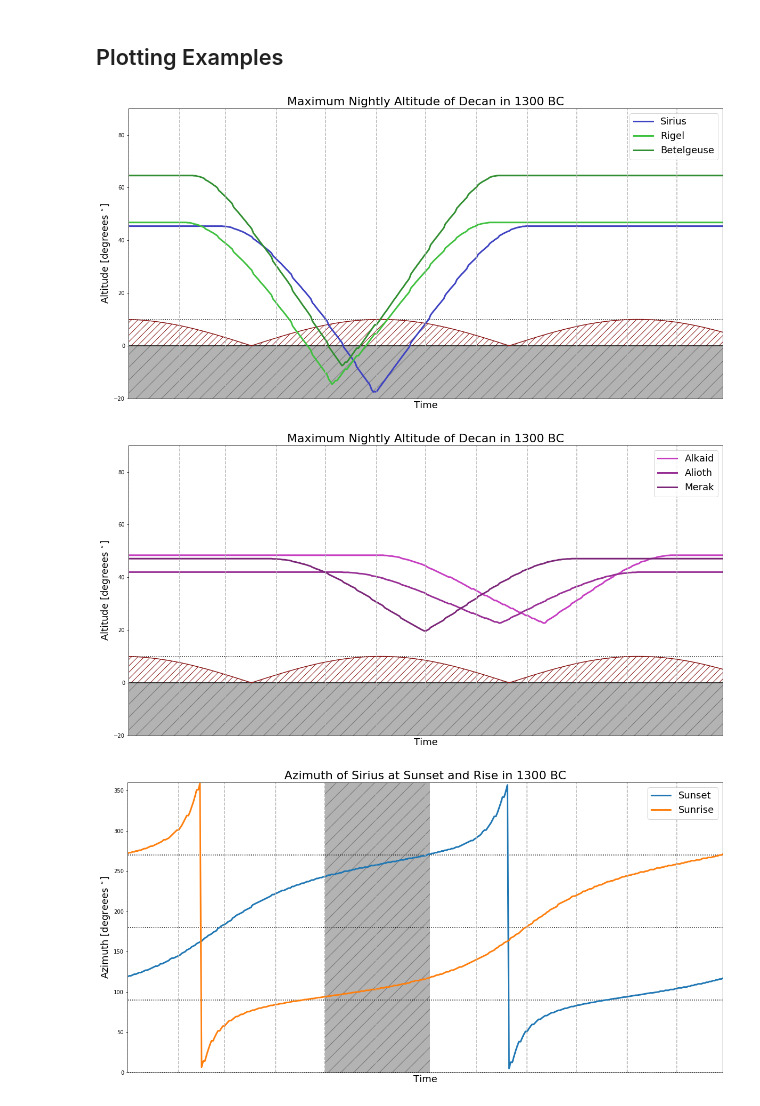
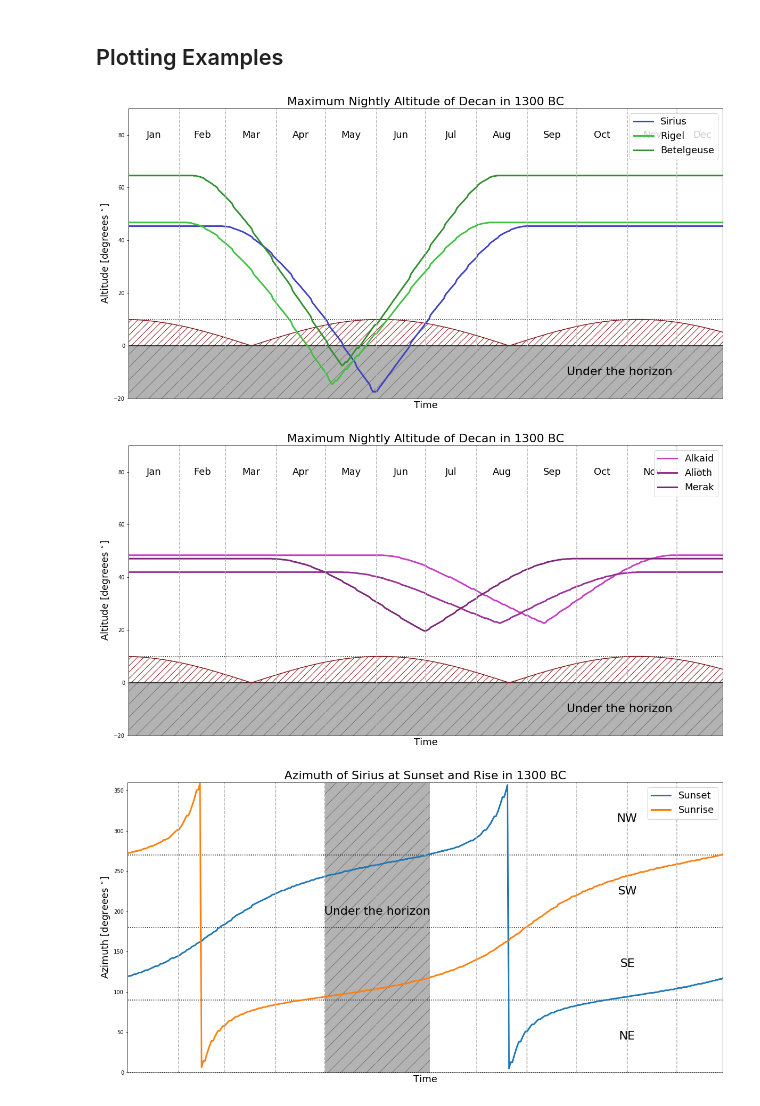
Before and after one commit to lunazagor/decanOpy, a Jupyter notebook: decanPlotting.ipynb, the cells around one changed output. Cells and saved outputs as stored; diff of their text form; code cells hidden in the pictures.

Commit message:
fix shaded regions

```diff
--- a/decanPlotting.ipynb
+++ b/decanPlotting.ipynb
@@ -208,35 +208,48 @@ y1 = np.abs(10 * np.sin(0.02 * xdays + 29.9))
 # this makes the "mountain" effect
 plt.plot(xdays, y1, color="#891515")
 plt.fill_between(xdays, 0, y1,  facecolor="none", hatch="//", edgecolor="#891515", linewidth=0.0)
 plt.fill_between(xdays, -30, 0, facecolor="0.7", hatch="/", edgecolor="0.45", linewidth=0.0)
 
 plt.plot(xdays, SirMaxAlt,  linewidth=3.0, color = '#3F43C1', label = 'Sirius')
 
 plt.plot(xdays, RigMaxAlt,  linewidth=3.0, color = '#3FC13F', label = 'Rigel')
 plt.plot(xdays, BetMaxAlt,  linewidth=3.0, color = '#318F31', label = 'Betelgeuse')
 
 # month lines
-xcoords = np.cumsum([1, 31, 28, 31, 30, 31, 30, 31, 31, 30, 31, 30, 31]) # vertical month lines
+mnth = [1, 31, 28, 31, 30, 31, 30, 31, 31, 30, 31, 30, 31]
+mnth_names = ["Jan", "Feb", "Mar", "Apr", "May", "Jun",
+              "Jul", "Aug", "Sep", "Oct", "Nov", "Dec"]
+xcoords = np.cumsum(mnth) # vertical month lines
 for xc in xcoords:
     plt.axvline(x=xc, linestyle = '--', color='0.7' )
+
+# month labels
+
+for i in range(0, 12):
+    plt.text(xcoords[i + 1] - mnth[i+1]/2, 80, mnth_names[i], fontsize=18, horizontalalignment='center', verticalalignment='center')
+
+# label shaded areas
+
+plt.text(300, -10, "Under the horizon", fontsize = '22',horizontalalignment='center', verticalalignment='center')
+
 # no x-label
 plt.tick_params(
     axis='x',          # changes apply to the x-axis
     which='both',      # both major and minor ticks are affected
     bottom=False,      # ticks along the bottom edge are off
     top=False,         # ticks along the top edge are off
     labelbottom=False) # labels along the bottom edge are off
 
 # niceties
 plt.title('Maximum Nightly Altitude of Decan in 1300 BC', fontsize=22)
 plt.ylabel(r'Altitude [degreees $^{\circ}$]', fontsize=18)
 plt.xlabel('Time', fontsize=18)
 plt.xlim(1, 363)
 plt.ylim(-20, 90)
 plt.legend(fontsize = 18)
 plt.show()
 # %% [output]
-[figure, old version]
+[figure, new version]
 # %%
 plt.figure(figsize=(20,10))
 
@@ -257,9 +270,23 @@ plt.plot(xdays, AliMaxAlt,  linewidth=3.0, color = '#982F95',  label = 'Alioth')
 plt.plot(xdays, MerMaxAlt,  linewidth=3.0, color = '#7B2678',  label = 'Merak')
 
 # month lines
-xcoords = np.cumsum([1, 31, 28, 31, 30, 31, 30, 31, 31, 30, 31, 30, 31]) # vertical month lines
+mnth = [1, 31, 28, 31, 30, 31, 30, 31, 31, 30, 31, 30, 31]
+mnth_names = ["Jan", "Feb", "Mar", "Apr", "May", "Jun",
+              "Jul", "Aug", "Sep", "Oct", "Nov", "Dec"]
+xcoords = np.cumsum(mnth) # vertical month lines
 for xc in xcoords:
     plt.axvline(x=xc, linestyle = '--', color='0.7' )
+
+# month labels
+
+for i in range(0, 12):
+    plt.text(xcoords[i + 1] - mnth[i+1]/2, 80, mnth_names[i], fontsize=18, horizontalalignment='center', verticalalignment='center')
+
+# label shaded areas
+
+plt.text(300, -10, "Under the horizon", fontsize = '22',horizontalalignment='center', verticalalignment='center')
+
+
 # no x-label
 plt.tick_params(
     axis='x',          # changes apply to the x-axis
@@ -277,7 +304,7 @@ plt.ylim(-20, 90)
 plt.legend(fontsize = 18)
 plt.show()
 # %% [output]
-[figure, old version]
+[figure, new version]
 # %%
 plt.figure(figsize=(20,10))
 
@@ -290,12 +317,24 @@ ycoords = np.cumsum([-360, 90, 90, 90, 90, 90, 90, 90])
 for yc in ycoords:
     plt.hlines(yc, 0, 366, linestyle = ':')
 
+# NESW labels
+xNESF = sum([1, 31, 28, 31, 30, 31, 30, 31, 31, 30, 31])
+plt.text(xNESF, 90/2, "NE", fontsize=22, horizontalalignment='center', verticalalignment='center')
+plt.text(xNESF, 90 + 90/2, "SE", fontsize=22, horizontalalignment='center', verticalalignment='center')
+plt.text(xNESF, 180 + 90/2, "SW", fontsize=22, horizontalalignment='center', verticalalignment='center')
+plt.text(xNESF, 270 + 90/2, "NW", fontsize=22, horizontalalignment='center', verticalalignment='center')
+
 # month lines
 xcoords = np.cumsum([1, 31, 28, 31, 30, 31, 30, 31, 31, 30, 31, 30, 31]) # vertical month lines
 for xc in xcoords:
     plt.axvline(x=xc, linestyle = '--', color='0.7' )
 
 plt.fill_between(xdays[120 : 130 + 54 + 1], -360, 360,  facecolor="0.7", hatch="/", edgecolor="0.45", linewidth=0.0)
+
+
+# label shaded areas
+
+plt.text(153, 200, "Under the horizon", fontsize = '22',horizontalalignment='center', verticalalignment='center')
 
 
 # no x-label
@@ -315,7 +354,7 @@ plt.ylim(0, 360)
 plt.legend(fontsize = 18)
 plt.show()
 # %% [output]
-[figure, old version]
+[figure, new version]
 # %%
 plt.figure(figsize=(20,10))
 
```
Also changed, not shown: parts of 1 cell of this notebook.
